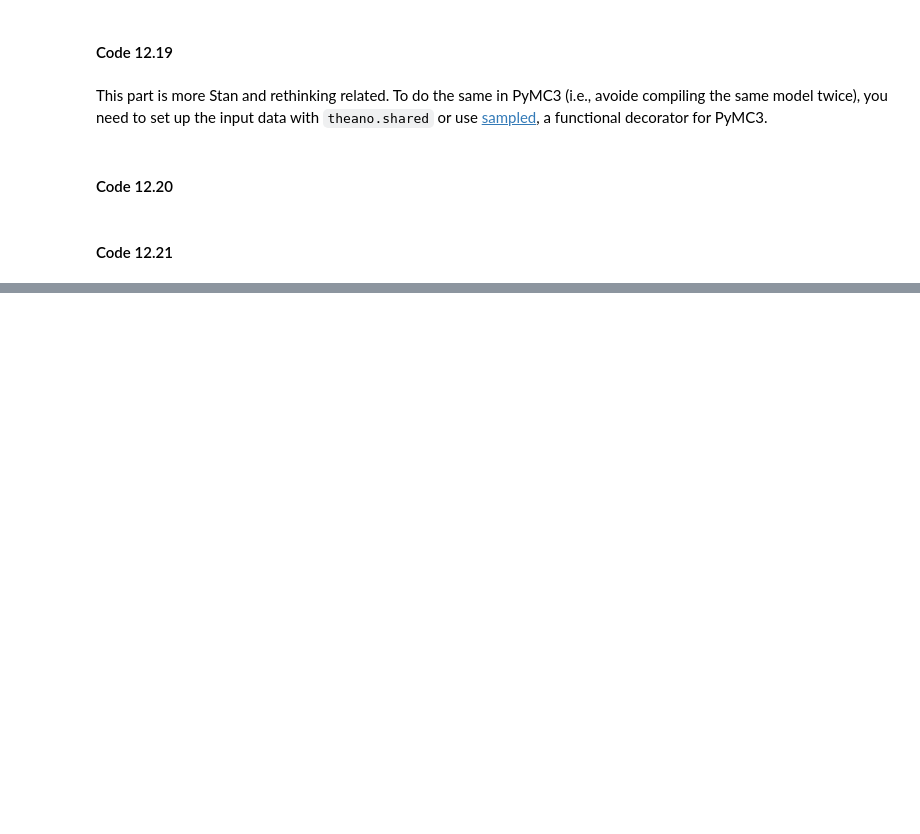
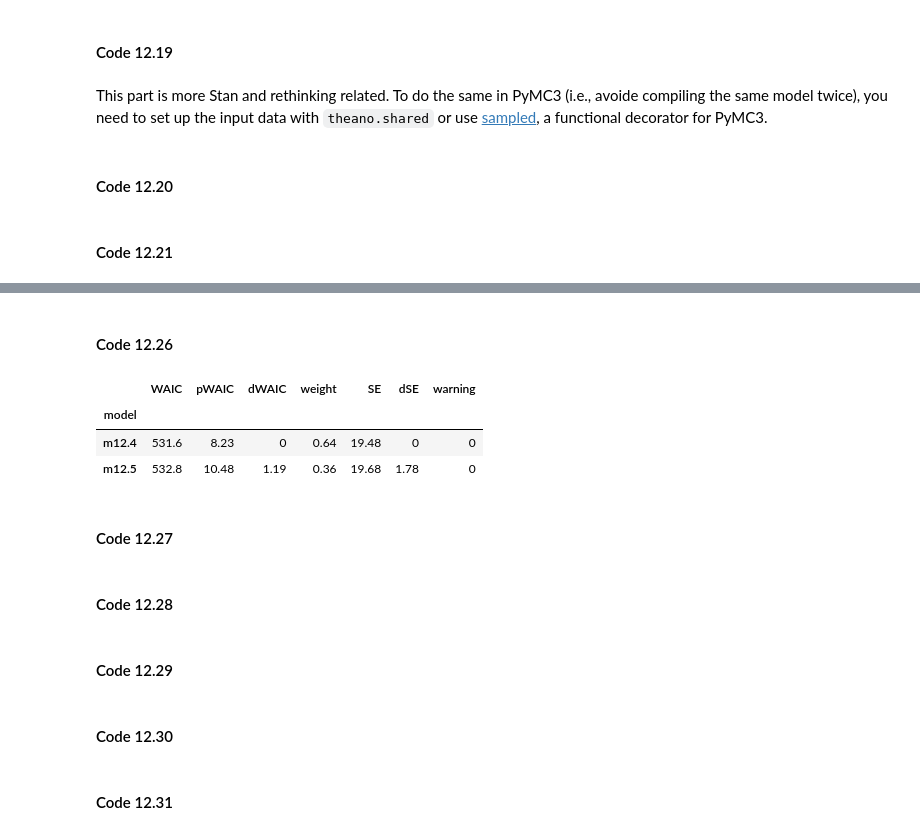
Before and after one commit to aloctavodia/Statistical-Rethinking-with-Python-and-PyMC3, a Jupyter notebook: Chp_12.ipynb, the cells around one changed output, grey strips where cells are left out. Drawn from its saved outputs; the diff is of its cells as text; code cells hidden in the pictures; blank space fills up the shorter version.

```diff
--- a/Chp_12.ipynb
+++ b/Chp_12.ipynb
@@ -253,0 +322,25 @@ d.actor = d.actor - 1
+# %% [markdown]
+#### Code 12.26
+# %%
+comp_df = pm.compare(traces=[trace_12_4, trace_12_5],
+                     models=[model_12_4, model_12_5],
+                     method='pseudo-BMA')
+
+comp_df.loc[:,'model'] = pd.Series(['m12.4', 'm12.5'])
+comp_df = comp_df.set_index('model')
+comp_df
+# %% [output]
+|  | WAIC | pWAIC | dWAIC | weight | SE | dSE | warning |
+| model |  |  |  |  |  |  |  |
+| m12.4 | 531.6 | 8.23 | 0 | 0.64 | 19.48 | 0 | 0 |
+| m12.5 | 532.8 | 10.48 | 1.19 | 0.36 | 19.68 | 1.78 | 0 |
+# %% [markdown]
+#### Code 12.27
+# %% [markdown]
+#### Code 12.28
+# %% [markdown]
+#### Code 12.29
+# %% [markdown]
+#### Code 12.30
+# %% [markdown]
+#### Code 12.31
```
Also changed, not shown: parts of 28 cells of this notebook.
